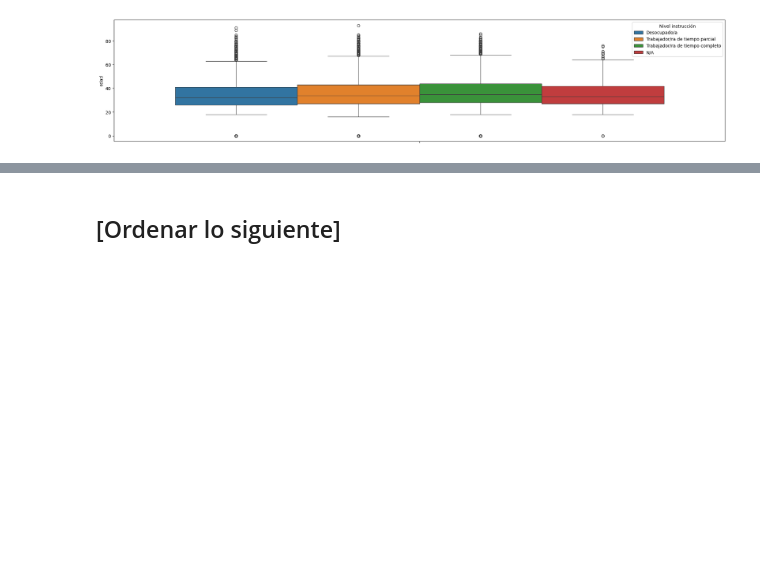
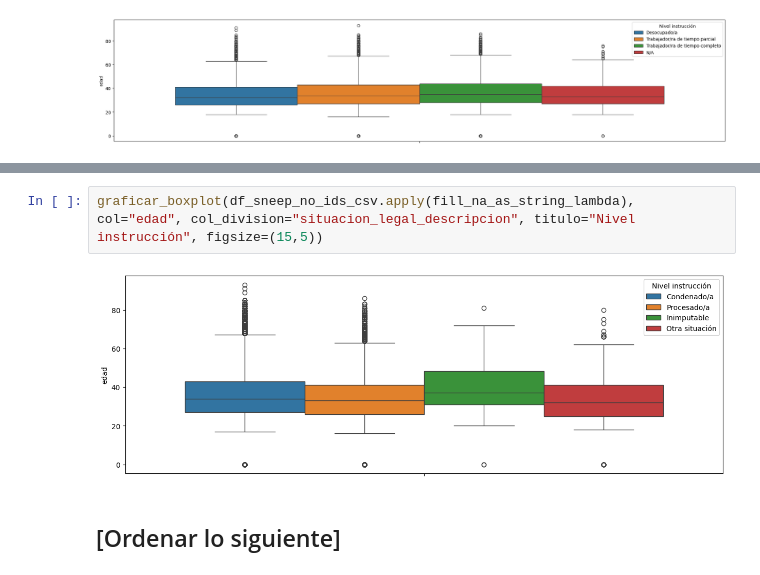
Before and after one commit to gasper-az/CEIA_Analisis_de_datos, a Jupyter notebook: trabajos_practicos/resolucion_tp_01/tp_01.ipynb, the cells around one changed output, grey strips where cells are left out. Cells and saved outputs as stored; diff of their text form; blank space fills up the shorter version.

```diff
--- a/trabajos_practicos/resolucion_tp_01/tp_01.ipynb
+++ b/trabajos_practicos/resolucion_tp_01/tp_01.ipynb
@@ -1479,3 +1553,7 @@ graficar_boxplot(df_sneep_no_ids_csv.apply(fill_na_as_string_lambda), col="edad"
+# %%
+graficar_boxplot(df_sneep_no_ids_csv.apply(fill_na_as_string_lambda), col="edad", col_division="situacion_legal_descripcion", titulo="Nivel instrucción", figsize=(15,5))
+# %% [output]
+[figure, added]
 # %% [markdown]
 ## [Ordenar lo siguiente]
 # %% [markdown]
```
Also changed, not shown: parts of 8 cells of this notebook.
